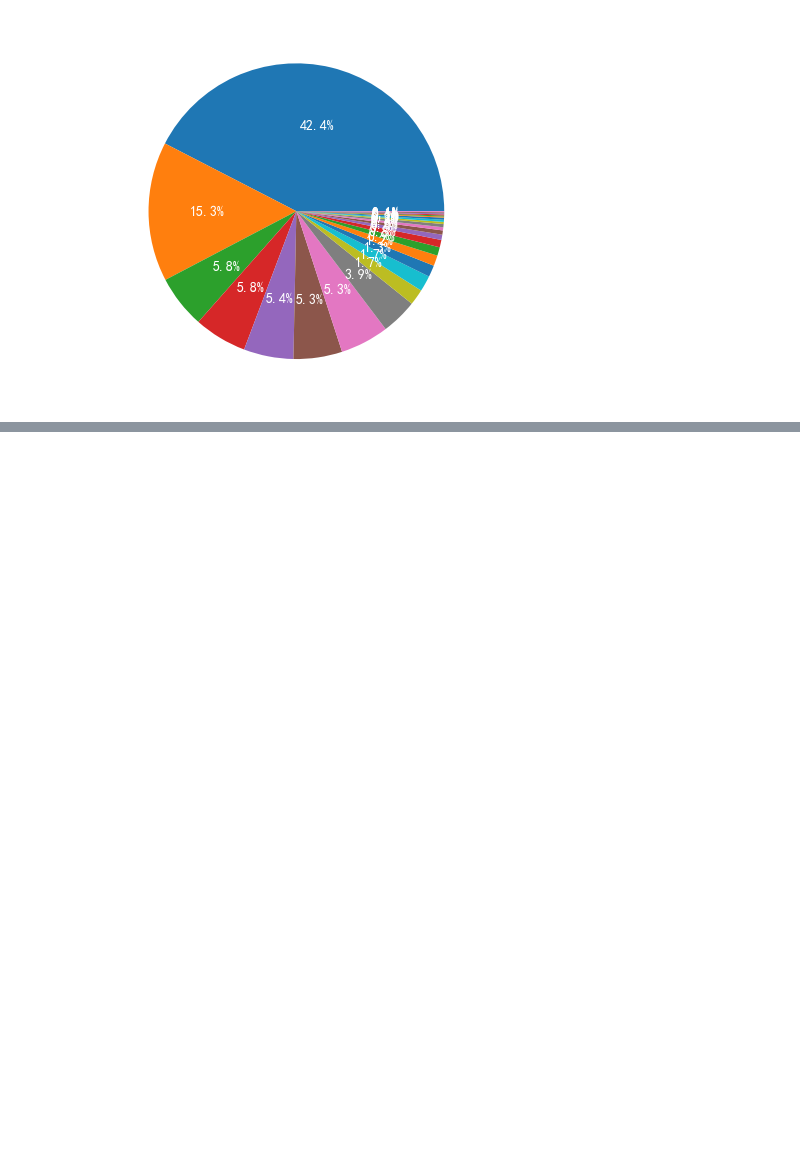
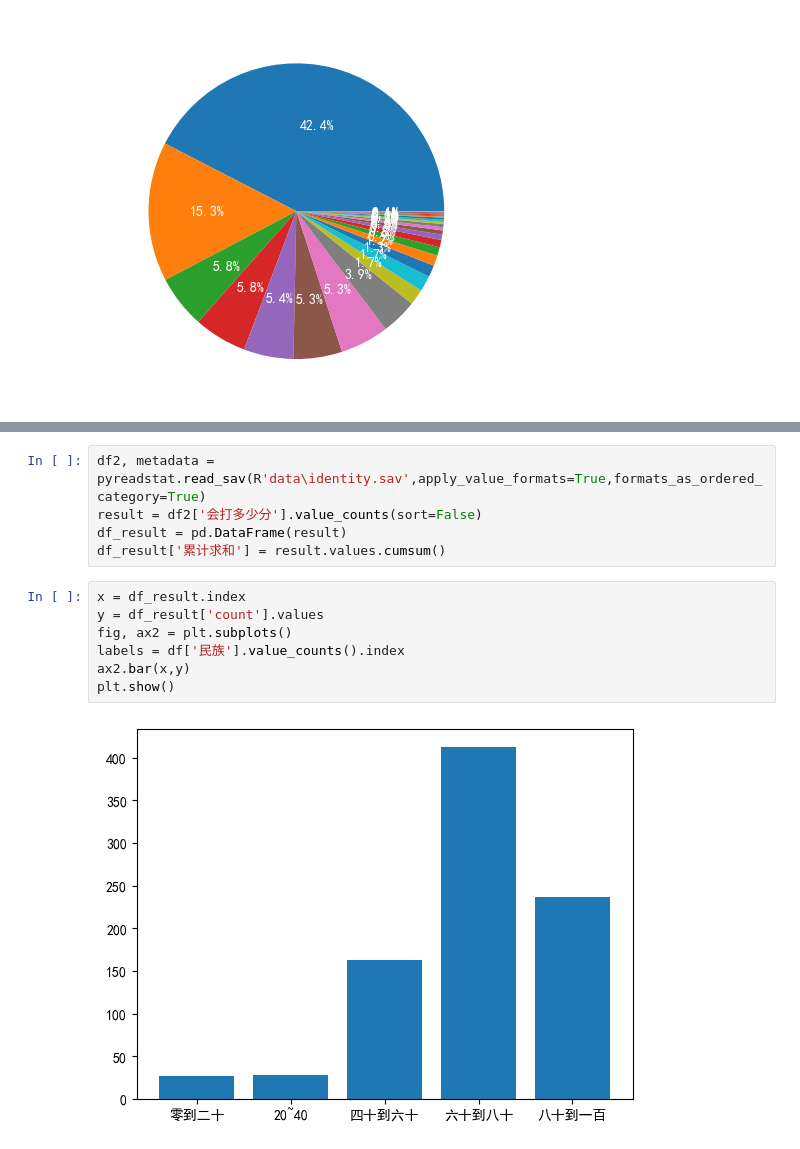
Before and after one commit to shithiy/statistics-2023, a Jupyter notebook: description.ipynb, the cells around one changed output, grey strips where cells are left out. Drawn from its saved outputs; the diff is of its cells as text; blank space fills up the shorter version.

```diff
--- a/description.ipynb
+++ b/description.ipynb
@@ -38,0 +74,14 @@ plt.show()
+# %%
+df2, metadata = pyreadstat.read_sav(R'data\identity.sav',apply_value_formats=True,formats_as_ordered_category=True)
+result = df2['会打多少分'].value_counts(sort=False)
+df_result = pd.DataFrame(result)
+df_result['累计求和'] = result.values.cumsum()
+# %%
+x = df_result.index
+y = df_result['count'].values
+fig, ax2 = plt.subplots()
+labels = df['民族'].value_counts().index
+ax2.bar(x,y)
+plt.show()
+# %% [output]
+[figure, added]
```
Also changed, not shown: parts of 4 cells of this notebook, 1 other file.
